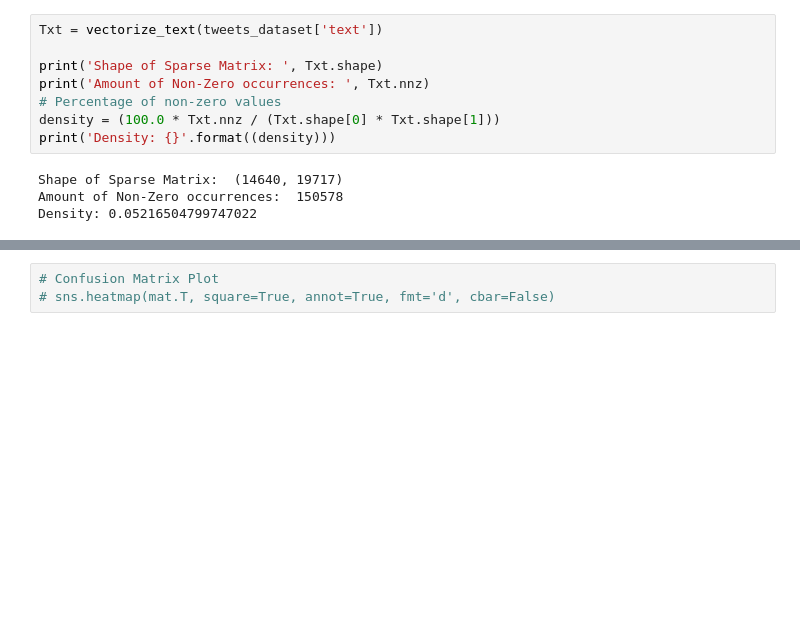
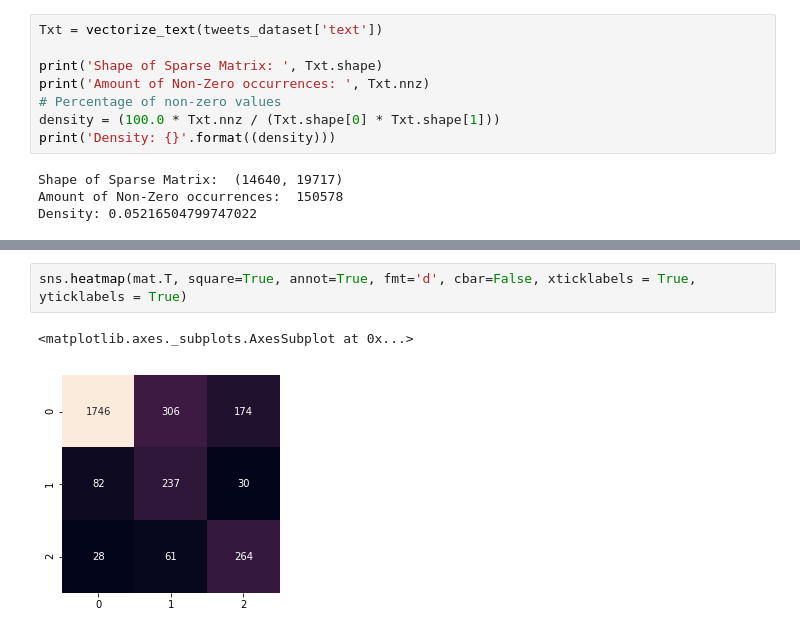
Before and after one commit to outcastgeek/ANLY520_US_AirlineTwitterSentimentAnalysis, a Jupyter notebook: U.S.AirlineTwitterSentimentAnalysis.ipynb, the cells around one changed output, grey strips where cells are left out. Cells and saved outputs as stored; diff of their text form; blank space fills up the shorter version.

```diff
--- a/U.S.AirlineTwitterSentimentAnalysis.ipynb
+++ b/U.S.AirlineTwitterSentimentAnalysis.ipynb
@@ -535,3 +539,5 @@ weighted avg       0.73      0.75      0.72      2928
 # %%
-# Confusion Matrix Plot
-# sns.heatmap(mat.T, square=True, annot=True, fmt='d', cbar=False)
+sns.heatmap(mat.T, square=True, annot=True, fmt='d', cbar=False, xticklabels = True, yticklabels = True)
+# %% [output]
+<matplotlib.axes._subplots.AxesSubplot at 0x...>
+[figure, added]
```
Also changed, not shown: parts of 10 cells of this notebook.
